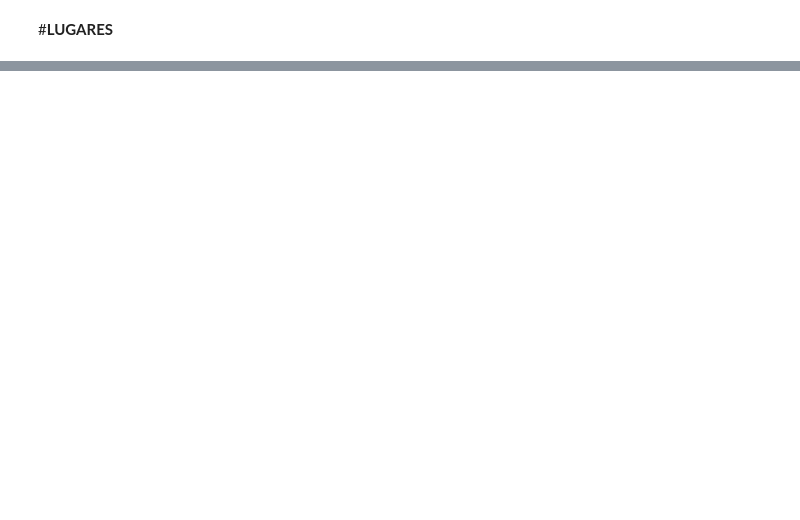
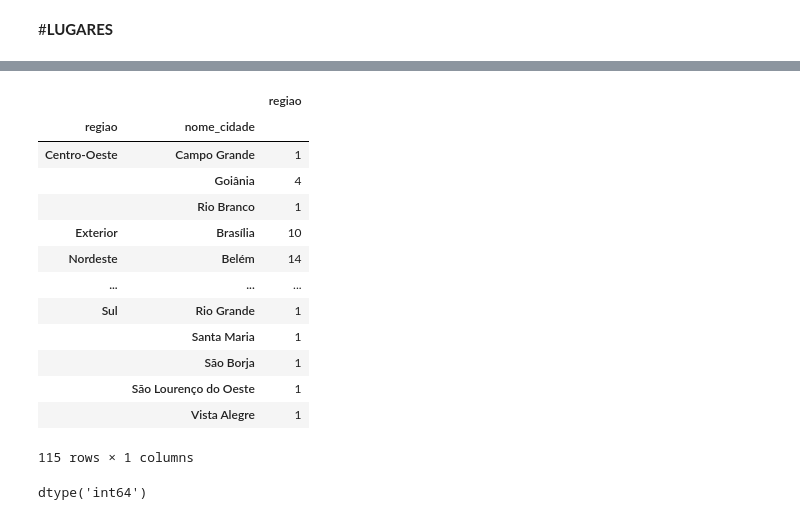
Before and after one commit to adielws/covid19-questions, a Jupyter notebook: covid19_questions.ipynb, the cells around one changed output, grey strips where cells are left out. Drawn from its saved outputs; the diff is of its cells as text; code cells hidden in the pictures; blank space fills up the shorter version.

```diff
--- a/covid19_questions.ipynb
+++ b/covid19_questions.ipynb
@@ -483,0 +615,3 @@ saidas
+# %%
+mapa = localizacao.groupby(['regiao','nome_cidade']).regiao.size()
+mapa.head(20)
@@ -483,0 +636,21 @@ saidas
+# %%
+mapa.to_frame()
+# %% [output]
+|  |  | regiao |
+| regiao | nome_cidade |  |
+| Centro-Oeste | Campo Grande | 1 |
+|  | Goiânia | 4 |
+|  | Rio Branco | 1 |
+| Exterior | Brasília | 10 |
+| Nordeste | Belém | 14 |
+| ... | ... | ... |
+| Sul | Rio Grande | 1 |
+|  | Santa Maria | 1 |
+|  | São Borja | 1 |
+|  | São Lourenço do Oeste | 1 |
+|  | Vista Alegre | 1 |
+115 rows × 1 columns
+# %%
+mapa.dtypes
+# %% [output]
+dtype('int64')
```
Also changed, not shown: parts of 25 cells of this notebook.
